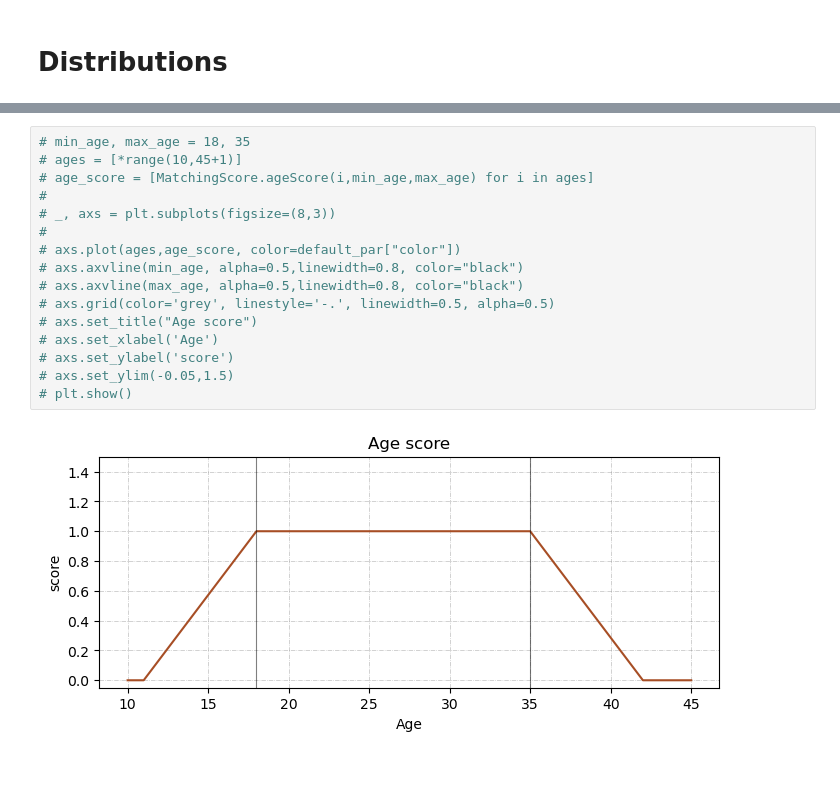
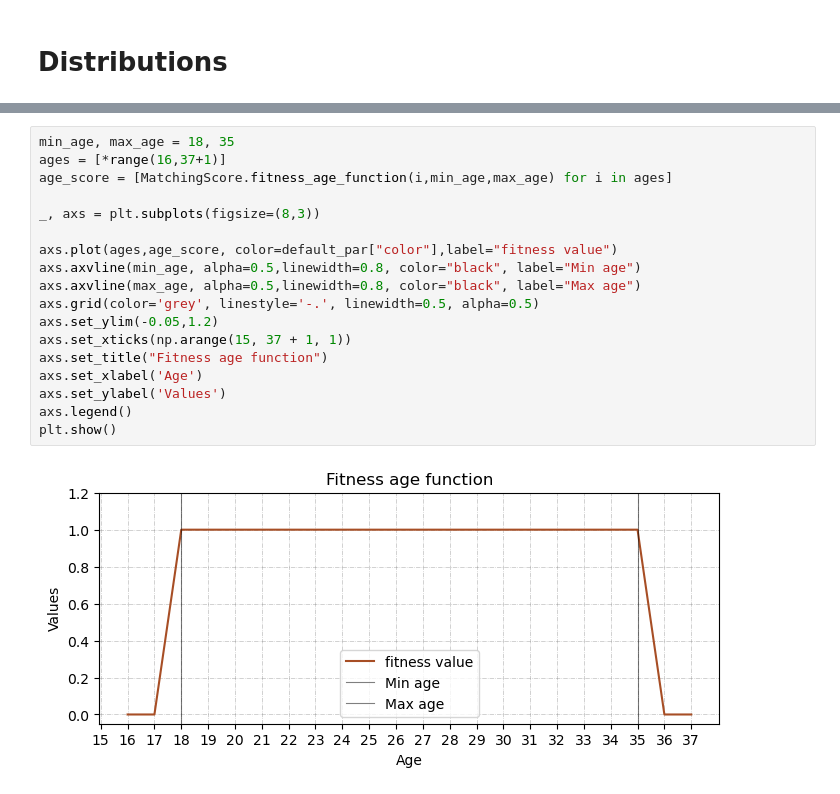
Before and after one commit to jacons/Interpretable-by-design-Human-Recommender, a Jupyter notebook: other_notebook/show_distribution.ipynb, the cells around one changed output, grey strips where cells are left out. Saved outputs shown, nothing was run; the diff lists cells and outputs as text.

```diff
--- a/other_notebook/show_distribution.ipynb
+++ b/other_notebook/show_distribution.ipynb
@@ -97,19 +117,21 @@ plt.show()
 # %%
-# min_age, max_age = 18, 35
-# ages = [*range(10,45+1)]
-# age_score = [MatchingScore.ageScore(i,min_age,max_age) for i in ages]
-#
-# _, axs = plt.subplots(figsize=(8,3))
-#
-# axs.plot(ages,age_score, color=default_par["color"])
-# axs.axvline(min_age, alpha=0.5,linewidth=0.8, color="black")
-# axs.axvline(max_age, alpha=0.5,linewidth=0.8, color="black")
-# axs.grid(color='grey', linestyle='-.', linewidth=0.5, alpha=0.5)
-# axs.set_title("Age score")
-# axs.set_xlabel('Age')
-# axs.set_ylabel('score')
-# axs.set_ylim(-0.05,1.5)
-# plt.show()
+min_age, max_age = 18, 35
+ages = [*range(16,37+1)]
+age_score = [MatchingScore.fitness_age_function(i,min_age,max_age) for i in ages]
+
+_, axs = plt.subplots(figsize=(8,3))
+
+axs.plot(ages,age_score, color=default_par["color"],label="fitness value")
+axs.axvline(min_age, alpha=0.5,linewidth=0.8, color="black", label="Min age")
+axs.axvline(max_age, alpha=0.5,linewidth=0.8, color="black", label="Max age")
+axs.grid(color='grey', linestyle='-.', linewidth=0.5, alpha=0.5)
+axs.set_ylim(-0.05,1.2)
+axs.set_xticks(np.arange(15, 37 + 1, 1))
+axs.set_title("Fitness age function")
+axs.set_xlabel('Age')
+axs.set_ylabel('Values')
+axs.legend()
+plt.show()
 # %% [output]
-[figure, old version]
+[figure, new version]
 # %%
```
Also changed, not shown: parts of 8 cells of this notebook, 20 other files.
